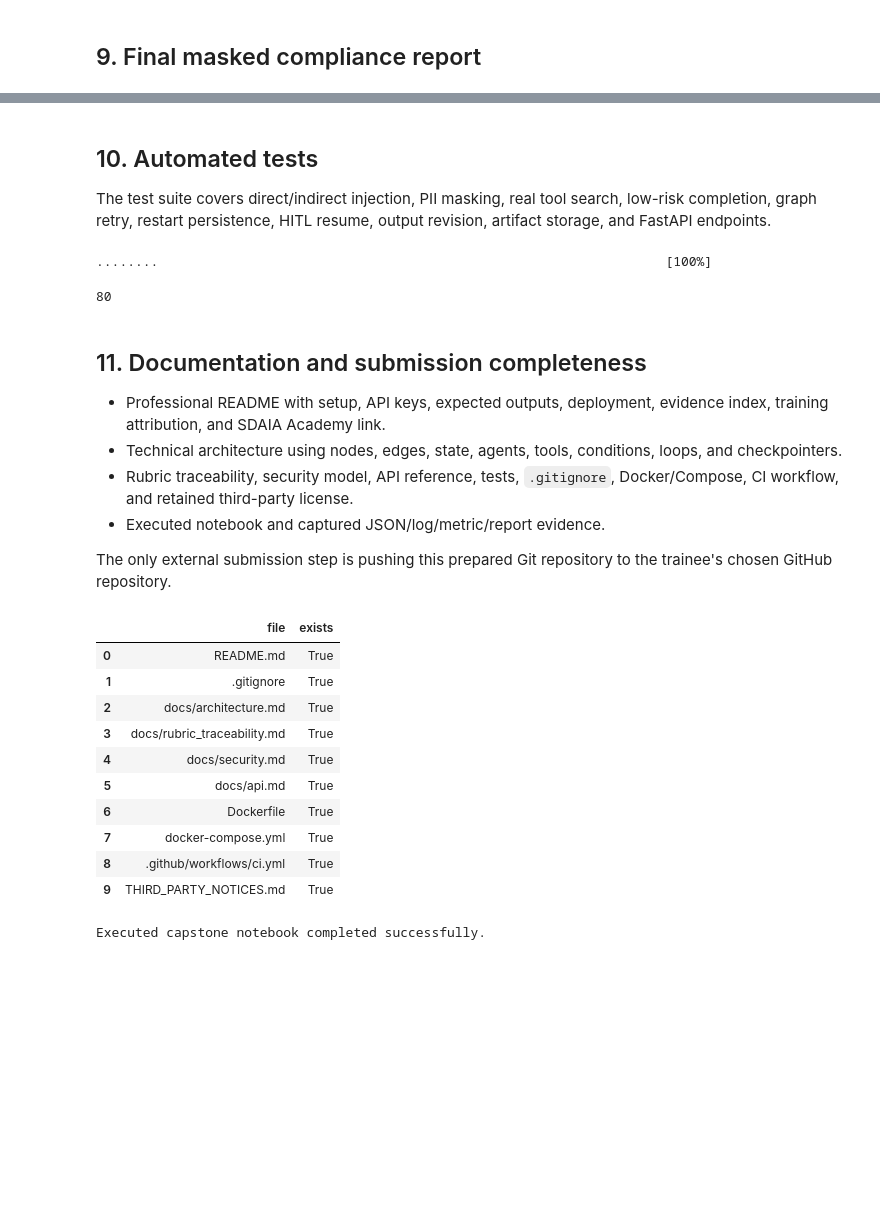
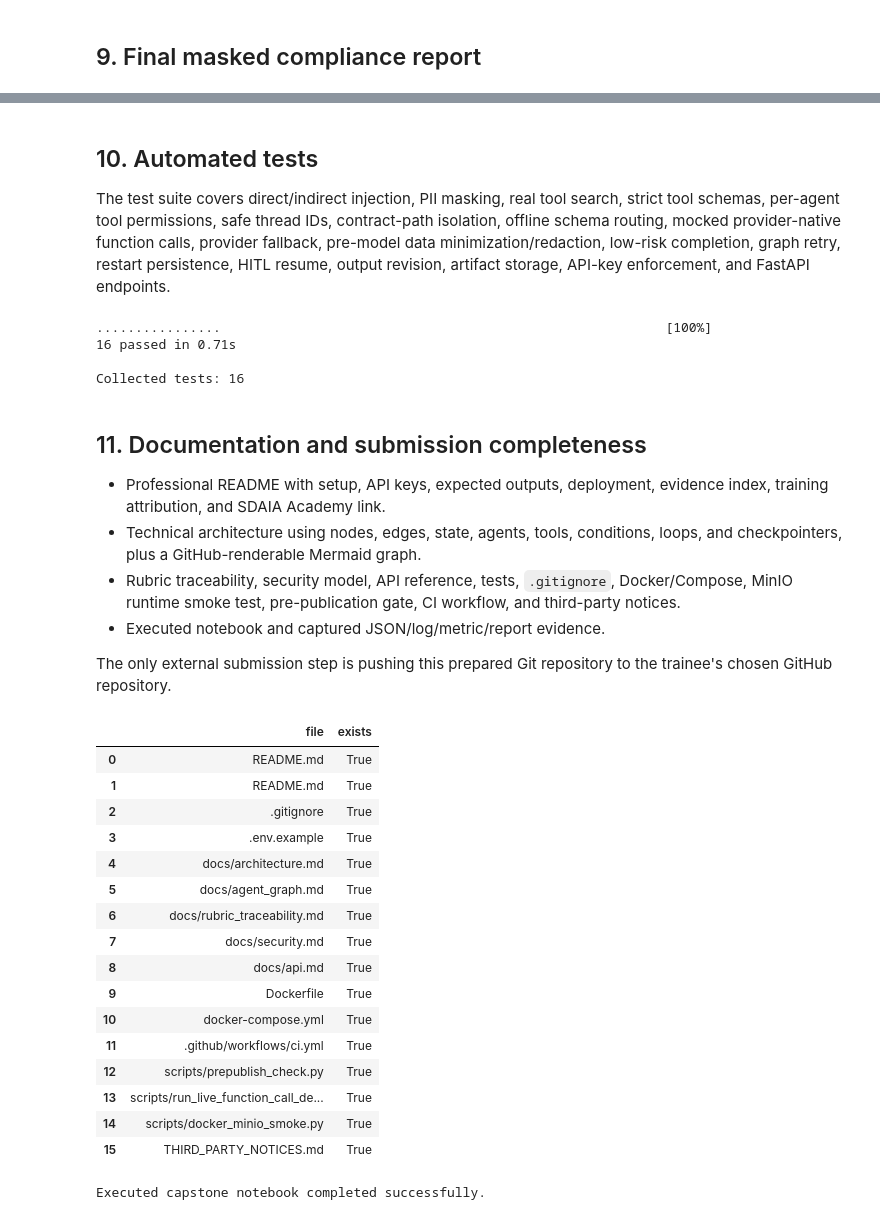
Before and after one commit to Adwd23/contractguard-ai-capstone, a Jupyter notebook: notebooks/ContractGuard_Capstone_Executed.ipynb, the cells around one changed output, grey strips where cells are left out. Cells and saved outputs as stored; diff of their text form; code cells hidden in the pictures; blank space fills up the shorter version.

```diff
--- a/notebooks/ContractGuard_Capstone_Executed.ipynb
+++ b/notebooks/ContractGuard_Capstone_Executed.ipynb
@@ -377,12 +430,14 @@ assert 'nora.alqahtani@example.com' not in report_text
 # %% [markdown]
 ## 10. Automated tests
 
-The test suite covers direct/indirect injection, PII masking, real tool search, low-risk
-completion, graph retry, restart persistence, HITL resume, output revision, artifact
-storage, and FastAPI endpoints.
+The test suite covers direct/indirect injection, PII masking, real tool search, strict tool
+schemas, per-agent tool permissions, safe thread IDs, contract-path isolation, offline
+schema routing, mocked provider-native function calls, provider fallback, pre-model data
+minimization/redaction, low-risk completion, graph retry, restart persistence, HITL resume,
+output revision, artifact storage, API-key enforcement, and FastAPI endpoints.
 # %%
 tests = subprocess.run(
-    [sys.executable, '-m', 'pytest', '-q', '--color=no'],
+    [sys.executable, '-m', 'pytest', '--override-ini', 'addopts=', '-q', '--color=no'],
     cwd=PROJECT_ROOT,
     text=True,
     capture_output=True,
@@ -391,42 +446,68 @@ tests = subprocess.run(
 )
 print(tests.stdout)
 (PROJECT_ROOT / 'evidence' / 'pytest_results.txt').write_text(tests.stdout + tests.stderr)
+collected = subprocess.run(
+    [sys.executable, '-m', 'pytest', '--collect-only', '-q', '--color=no'],
+    cwd=PROJECT_ROOT,
+    text=True,
+    capture_output=True,
+    check=True,
+    env={**os.environ, 'PYTHONPATH': str(PROJECT_ROOT / 'src')},
+)
+test_count = sum(
+    int(line.rsplit(':', 1)[1].strip())
+    for line in collected.stdout.splitlines()
+    if line.startswith('tests/') and line.rsplit(':', 1)[1].strip().isdigit()
+)
+print('Collected tests:', test_count)
+assert test_count >= 16
 # %% [output]
-........                                                                 [100%]
+................                                                         [100%]
+16 passed in 0.71s
+
+Collected tests: 16
-80
 # %% [markdown]
 ## 11. Documentation and submission completeness
 
 - Professional README with setup, API keys, expected outputs, deployment, evidence index,
   training attribution, and SDAIA Academy link.
 - Technical architecture using nodes, edges, state, agents, tools, conditions, loops, and
-  checkpointers.
+  checkpointers, plus a GitHub-renderable Mermaid graph.
 - Rubric traceability, security model, API reference, tests, `.gitignore`, Docker/Compose,
-  CI workflow, and retained third-party license.
+  MinIO runtime smoke test, pre-publication gate, CI workflow, and third-party notices.
 - Executed notebook and captured JSON/log/metric/report evidence.
 
 The only external submission step is pushing this prepared Git repository to the
 trainee's chosen GitHub repository.
 # %%
 required = [
-    'README.md', '.gitignore', 'docs/architecture.md', 'docs/rubric_traceability.md',
+    'README.md', 'README.md', '.gitignore', '.env.example',
+    'docs/architecture.md', 'docs/agent_graph.md', 'docs/rubric_traceability.md',
     'docs/security.md', 'docs/api.md', 'Dockerfile', 'docker-compose.yml',
-    '.github/workflows/ci.yml', 'THIRD_PARTY_NOTICES.md',
+    '.github/workflows/ci.yml', 'scripts/prepublish_check.py',
+    'scripts/run_live_function_call_demo.py', 'scripts/docker_minio_smoke.py',
+    'THIRD_PARTY_NOTICES.md',
 ]
 rows = [{'file': item, 'exists': (PROJECT_ROOT / item).exists()} for item in required]
 display(pd.DataFrame(rows))
 assert all(row['exists'] for row in rows)
 print('Executed capstone notebook completed successfully.')
 # %% [output]
 |  | file | exists |
 | 0 | README.md | True |
-| 1 | .gitignore | True |
-| 2 | docs/architecture.md | True |
-| 3 | docs/rubric_traceability.md | True |
-| 4 | docs/security.md | True |
-| 5 | docs/api.md | True |
-| 6 | Dockerfile | True |
-| 7 | docker-compose.yml | True |
-| 8 | .github/workflows/ci.yml | True |
-| 9 | THIRD_PARTY_NOTICES.md | True |
+| 1 | README.md | True |
+| 2 | .gitignore | True |
+| 3 | .env.example | True |
+| 4 | docs/architecture.md | True |
+| 5 | docs/agent_graph.md | True |
+| 6 | docs/rubric_traceability.md | True |
+| 7 | docs/security.md | True |
+| 8 | docs/api.md | True |
+| 9 | Dockerfile | True |
+| 10 | docker-compose.yml | True |
+| 11 | .github/workflows/ci.yml | True |
+| 12 | scripts/prepublish_check.py | True |
+| 13 | scripts/run_live_function_call_de... | True |
+| 14 | scripts/docker_minio_smoke.py | True |
+| 15 | THIRD_PARTY_NOTICES.md | True |
 Executed capstone notebook completed successfully.
```
Also changed, not shown: parts of 14 cells of this notebook, 28 other files.
